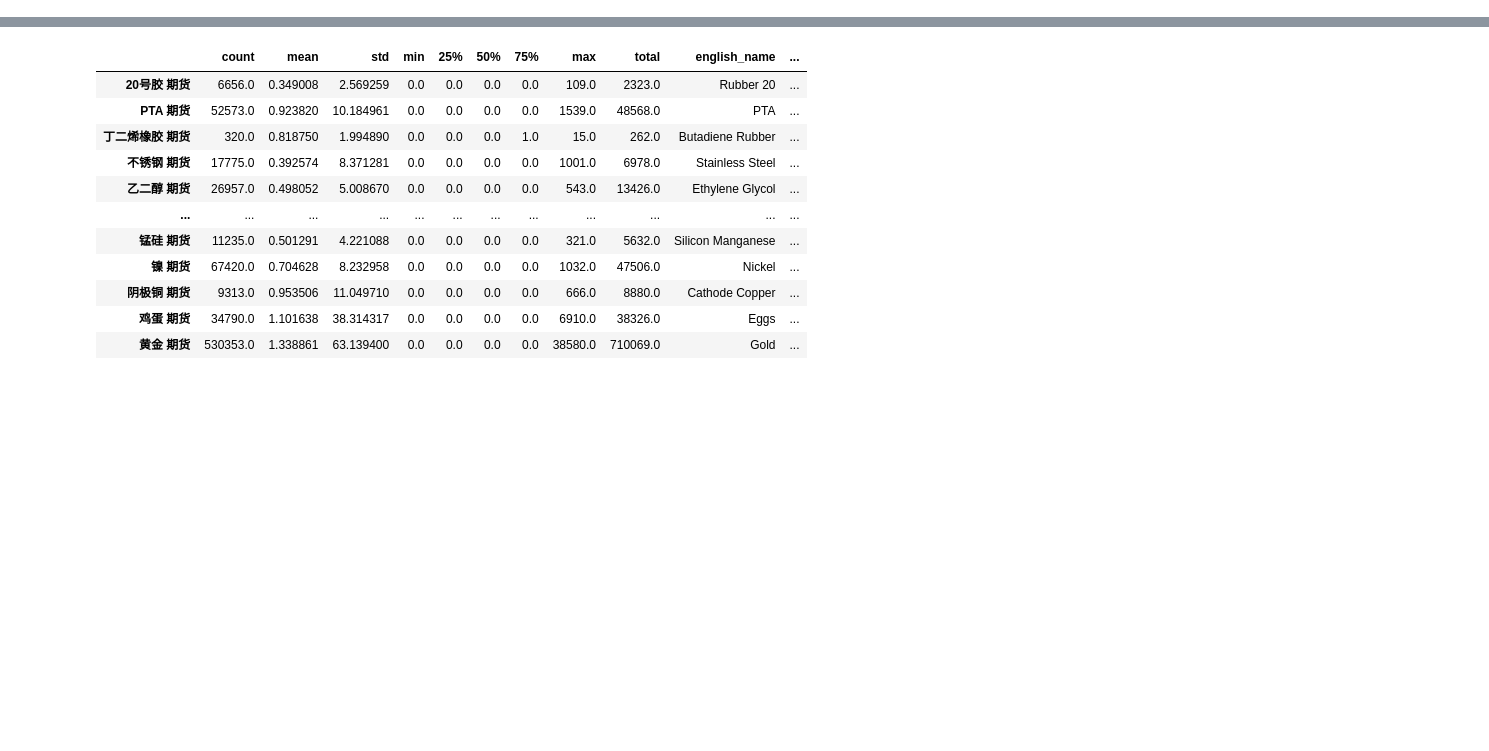
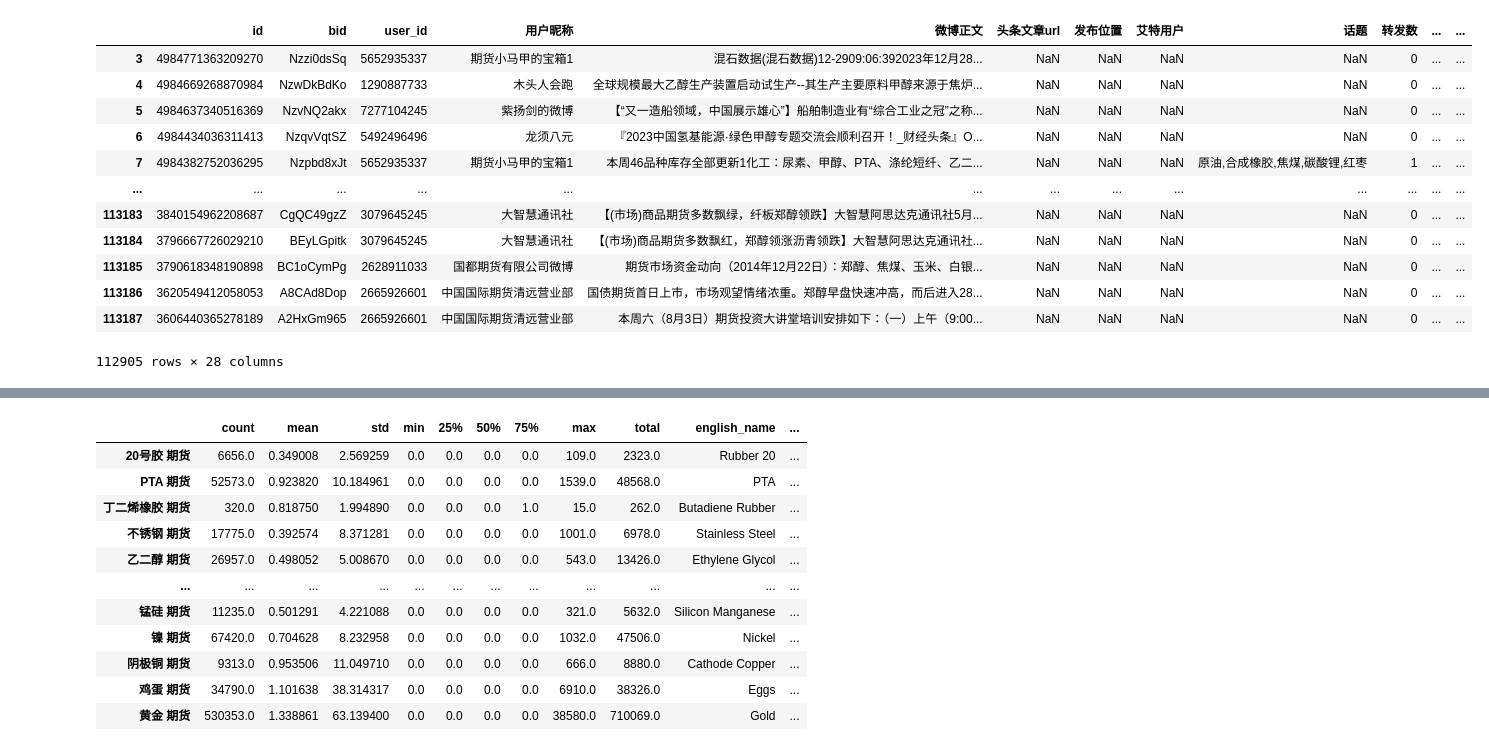
Before and after one commit to kunagisa9/weibo-search, a Jupyter notebook: data_describe.ipynb, the cells around one changed output, grey strips where cells are left out. Saved outputs shown, nothing was run; the diff lists cells and outputs as text; code cells hidden in the pictures; blank space fills up the shorter version.

```diff
--- a/data_describe.ipynb
+++ b/data_describe.ipynb
@@ -6,12 +6,16 @@ from future_and_exchange import futures_exchange_dict, futures_english_dict2
 # %%
 directory = '结果文件/合并结果/'
 # %%
-def add_score_column(file_path):  # 其实这个程序里的encoding根本没用，出现乱码是之前中间写得有问题
+import pandas as pd
+import numpy as np
+
+def add_score_column(file_path):
     file_name = file_path.split('/')[-1]  # Get just the filename from path
     keywords_part = file_name.split('_')[0]
     keywords = keywords_part.split(' ')
 
     df = pd.read_csv(file_path, encoding='utf-8-sig')  # 生成score用
+
     conditions = [
         (df['Positive'] > df['Neutral']) & (df['Positive'] > df['Negative']),
         (df['Negative'] > df['Neutral']) & (df['Negative'] > df['Positive']),
@@ -20,11 +24,16 @@ def add_score_column(file_path):  # 其实这个程序里的encoding根本没用
     choices = [1, -1, 0]
     df['score'] = np.select(conditions, choices, default=np.nan)
     df['time'] = df['发布时间'].apply(parse_date).dt.date
+
     def check_keywords(text):
         if not isinstance(text, str):
             return 0
-        has_keyword0 = any(keyword in text for keyword in [keywords[0]]) if len(keywords) > 0 else False
-        has_keyword1 = any(keyword in text for keyword in [keywords[1]]) if len(keywords) > 1 else False
+
+        text_lower = text.lower()
+        keyword0_lower = keywords[0].lower() if len(keywords) > 0 else ''
+
+        has_keyword0 = keyword0_lower in text_lower if keyword0_lower else False
+        has_keyword1 = keywords[1] in text if len(keywords) > 1 else False
 
         if has_keyword0 and has_keyword1:  # 同时2个关键词为3
             return 3
@@ -41,3 +115,6 @@ def add_score_column(file_path):  # 其实这个程序里的encoding根本没用
+# %%
+file = '结果文件/合并结果/PVC 期货_2009-08-01_2023-12-31.csv'
+add_score_column(file)
 # %%
 def parse_date(s):
     if '-' in s:
@@ -51,6 +128,12 @@ for file in os.listdir(directory):
     if file.endswith('.csv'):
         file_path = os.path.join(directory, file)
         add_score_column(file_path)
+# %%
+for file in os.listdir(directory2):
+    if file.endswith('.csv'):
+        file_path = os.path.join(directory2, file)
+        output_path = os.path.join('结果文件_raw_score/去重合并结果/', file)
+        add_score_column(file_path, output_path=output_path, score_method='raw_values')
 # %%
 directory2 = '结果文件/去重合并结果/'
 # %%
@@ -164,4 +253,4 @@ def summarize_column_describe6(data_dict, column_name):
 
     return result_df
 # %%
-data_dict = load_all_data(directory2)
+data_dict2 = load_all_data(directory2)
@@ -167,0 +325,16 @@ data_dict = load_all_data(directory2)
+# %%
+data_dict['甲醇 期货']
+# %% [output]
+|  | id | bid | user_id | 用户昵称 | 微博正文 | 头条文章url | 发布位置 | 艾特用户 | 话题 | 转发数 | ... | ... |
+| 3 | 4984771363209270 | Nzzi0dsSq | 5652935337 | 期货小马甲的宝箱1 | 混石数据(混石数据)12-2909:06:392023年12月28... | NaN | NaN | NaN | NaN | 0 | ... | ... |
+| 4 | 4984669268870984 | NzwDkBdKo | 1290887733 | 木头人会跑 | 全球规模最大乙醇生产装置启动试生产--其生产主要原料甲醇来源于焦炉... | NaN | NaN | NaN | NaN | 0 | ... | ... |
+| 5 | 4984637340516369 | NzvNQ2akx | 7277104245 | 紫扬剑的微博 | 【“又一造船领域，中国展示雄心”】船舶制造业有“综合工业之冠”之称... | NaN | NaN | NaN | NaN | 0 | ... | ... |
+| 6 | 4984434036311413 | NzqvVqtSZ | 5492496496 | 龙须八元 | 『2023中国氢基能源·绿色甲醇专题交流会顺利召开！_财经头条』O... | NaN | NaN | NaN | NaN | 0 | ... | ... |
+| 7 | 4984382752036295 | Nzpbd8xJt | 5652935337 | 期货小马甲的宝箱1 | 本周46品种库存全部更新1化工：尿素、甲醇、PTA、涤纶短纤、乙二... | NaN | NaN | NaN | 原油,合成橡胶,焦煤,碳酸锂,红枣 | 1 | ... | ... |
+| ... | ... | ... | ... | ... | ... | ... | ... | ... | ... | ... | ... | ... |
+| 113183 | 3840154962208687 | CgQC49gzZ | 3079645245 | 大智慧通讯社 | 【(市场)商品期货多数飘绿，纤板郑醇领跌】大智慧阿思达克通讯社5月... | NaN | NaN | NaN | NaN | 0 | ... | ... |
+| 113184 | 3796667726029210 | BEyLGpitk | 3079645245 | 大智慧通讯社 | 【(市场)商品期货多数飘红，郑醇领涨沥青领跌】大智慧阿思达克通讯社... | NaN | NaN | NaN | NaN | 0 | ... | ... |
+| 113185 | 3790618348190898 | BC1oCymPg | 2628911033 | 国都期货有限公司微博 | 期货市场资金动向（2014年12月22日）：郑醇、焦煤、玉米、白银... | NaN | NaN | NaN | NaN | 0 | ... | ... |
+| 113186 | 3620549412058053 | A8CAd8Dop | 2665926601 | 中国国际期货清远营业部 | 国债期货首日上市，市场观望情绪浓重。郑醇早盘快速冲高，而后进入28... | NaN | NaN | NaN | NaN | 0 | ... | ... |
+| 113187 | 3606440365278189 | A2HxGm965 | 2665926601 | 中国国际期货清远营业部 | 本周六（8月3日）期货投资大讲堂培训安排如下：（一）上午（9:00... | NaN | NaN | NaN | NaN | 0 | ... | ... |
+112905 rows × 28 columns
```
Also changed, not shown: parts of 7 cells of this notebook, 4 other files.
